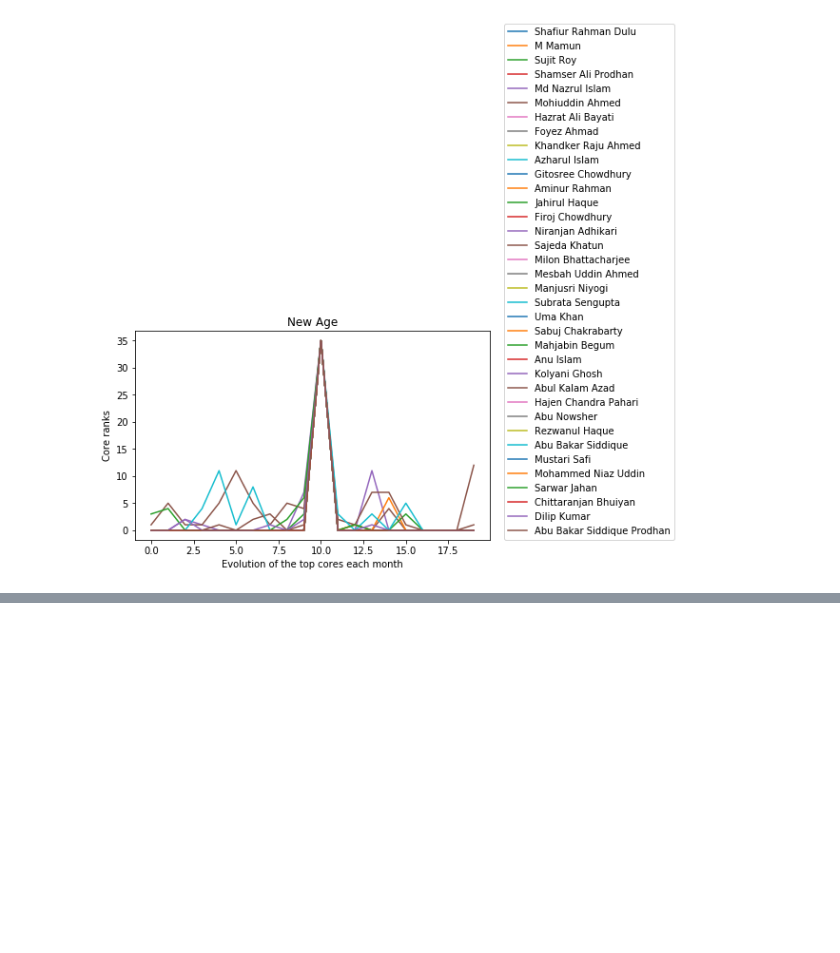
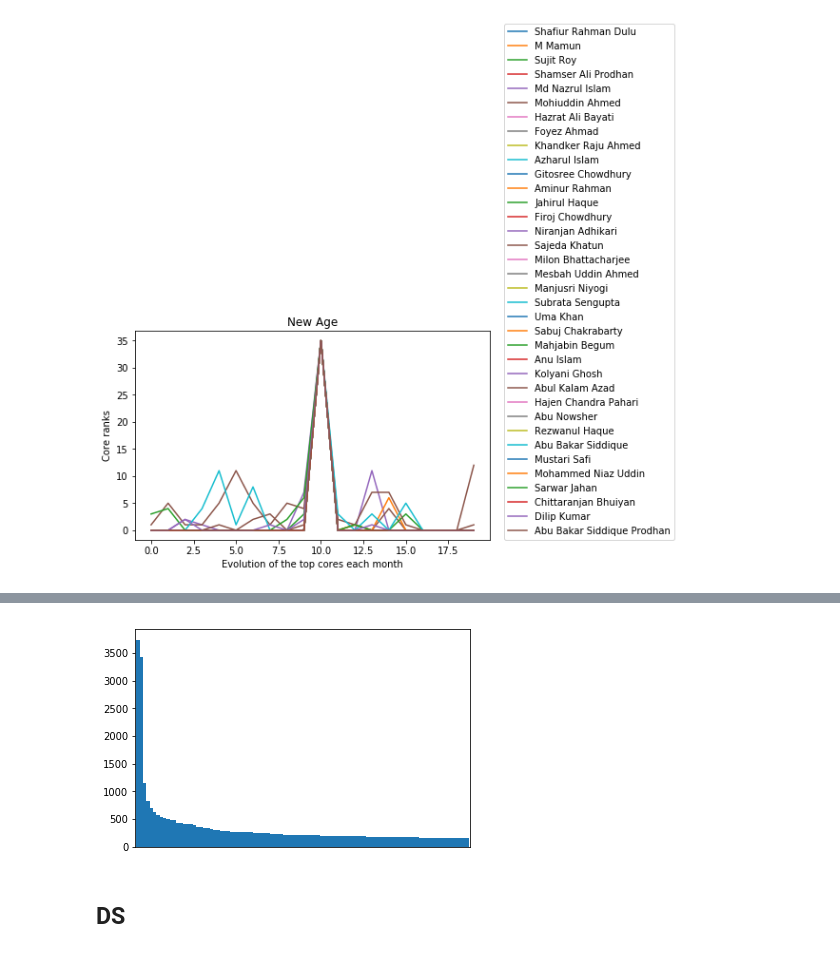
Before and after one commit to shoumikchow/Research, a Jupyter notebook: network-exploration.ipynb, the cells around one changed output, grey strips where cells are left out. Cells and saved outputs as stored; diff of their text form; code cells hidden in the pictures; blank space fills up the shorter version.

Commit message:
added node vs edges plot

```diff
--- a/network-exploration.ipynb
+++ b/network-exploration.ipynb
@@ -917,0 +928,13 @@ plt.show()
+# %%
+second = df[['entity1', 'type1']]
+second = second[second['type1'] == 'person']
+second.columns = ['name', 'entity_type']
+# %%
+both = pd.concat([first, second]).reset_index()
+# %%
+count = both.groupby('name').count().reset_index()
+count.drop(['index'], axis=1, inplace=True)
+# %%
+count.drop(count.index[0:10], inplace=True)
+count.drop(count.index[-11:], inplace=True)
+count.sort_values(by='entity_type', ascending=False, inplace=True)
@@ -917,0 +945,11 @@ plt.show()
+# %%
+df_fig = count[:100].plot.bar(width=1.0, legend=False) # Without x label
+ax1 = plt.axes()
+x_axis = ax1.axes.get_xaxis()
+x_axis.set_visible(False)
+fig = df_fig.get_figure()
+fig.savefig("Figures/NodesVSEdges/DT.pdf")
+# %% [output]
+[figure, added]
+# %% [markdown]
+## DS
```
Also changed, not shown: parts of 20 cells of this notebook, 6 other files.
